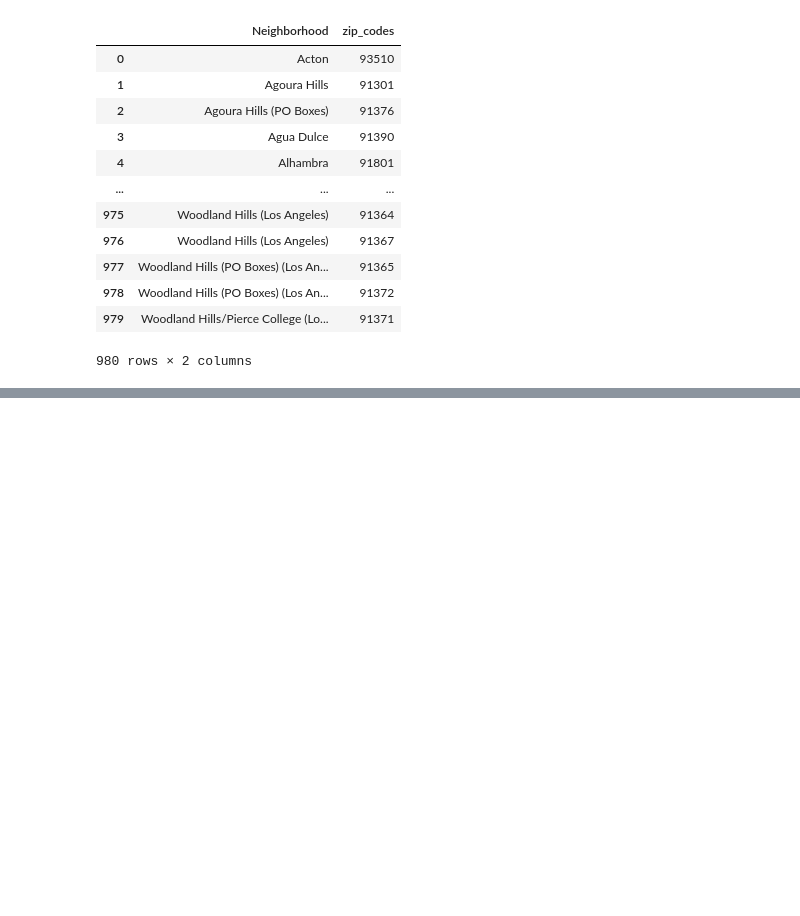
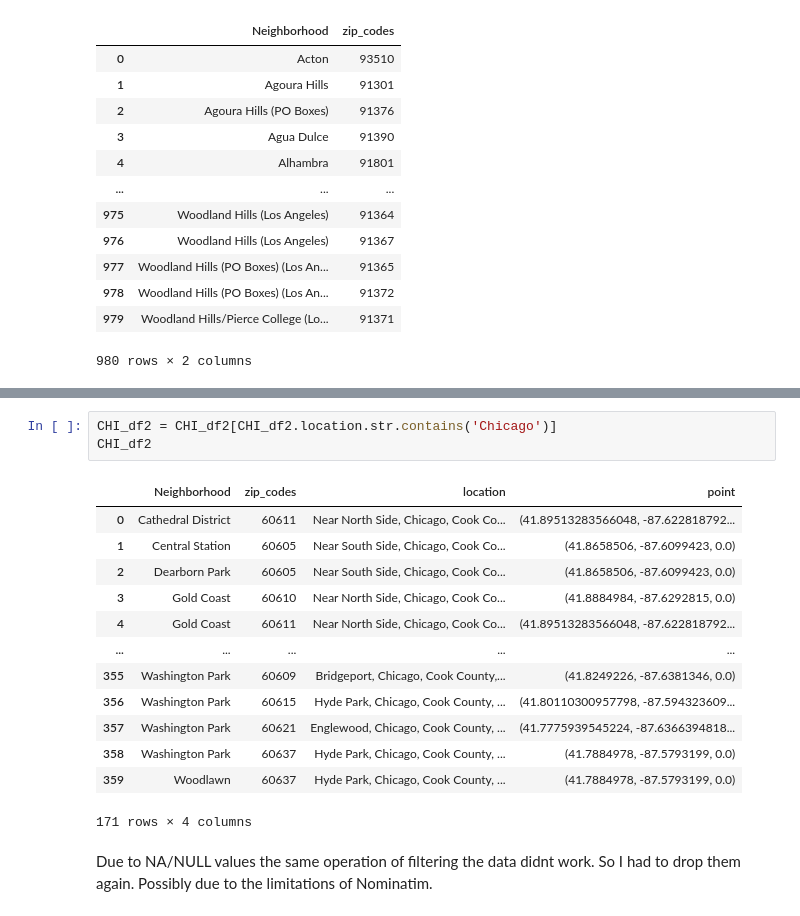
Before and after one commit to FayedPatel/The-Battle-of-Neighborhoods, a Jupyter notebook: The Battle of Neighborhoods.ipynb, the cells around one changed output, grey strips where cells are left out. Saved outputs shown, nothing was run; the diff lists cells and outputs as text; blank space fills up the shorter version.

```diff
--- a/The Battle of Neighborhoods.ipynb
+++ b/The Battle of Neighborhoods.ipynb
@@ -204,0 +262,19 @@ CHI_df2
+# %%
+CHI_df2 = CHI_df2[CHI_df2.location.str.contains('Chicago')]
+CHI_df2
+# %% [output]
+|  | Neighborhood | zip_codes | location | point |
+| 0 | Cathedral District | 60611 | Near North Side, Chicago, Cook Co... | (41.89513283566048, -87.622818792... |
+| 1 | Central Station | 60605 | Near South Side, Chicago, Cook Co... | (41.8658506, -87.6099423, 0.0) |
+| 2 | Dearborn Park | 60605 | Near South Side, Chicago, Cook Co... | (41.8658506, -87.6099423, 0.0) |
+| 3 | Gold Coast | 60610 | Near North Side, Chicago, Cook Co... | (41.8884984, -87.6292815, 0.0) |
+| 4 | Gold Coast | 60611 | Near North Side, Chicago, Cook Co... | (41.89513283566048, -87.622818792... |
+| ... | ... | ... | ... | ... |
+| 355 | Washington Park | 60609 | Bridgeport, Chicago, Cook County,... | (41.8249226, -87.6381346, 0.0) |
+| 356 | Washington Park | 60615 | Hyde Park, Chicago, Cook County, ... | (41.80110300957798, -87.594323609... |
+| 357 | Washington Park | 60621 | Englewood, Chicago, Cook County, ... | (41.7775939545224, -87.6366394818... |
+| 358 | Washington Park | 60637 | Hyde Park, Chicago, Cook County, ... | (41.7884978, -87.5793199, 0.0) |
+| 359 | Woodlawn | 60637 | Hyde Park, Chicago, Cook County, ... | (41.7884978, -87.5793199, 0.0) |
+171 rows × 4 columns
+# %% [markdown]
+Due to NA/NULL values the same operation of filtering the data didnt work. So I had to drop them again. Possibly due to the limitations of Nominatim.
```
Also changed, not shown: parts of 27 cells of this notebook, 3 other files.
